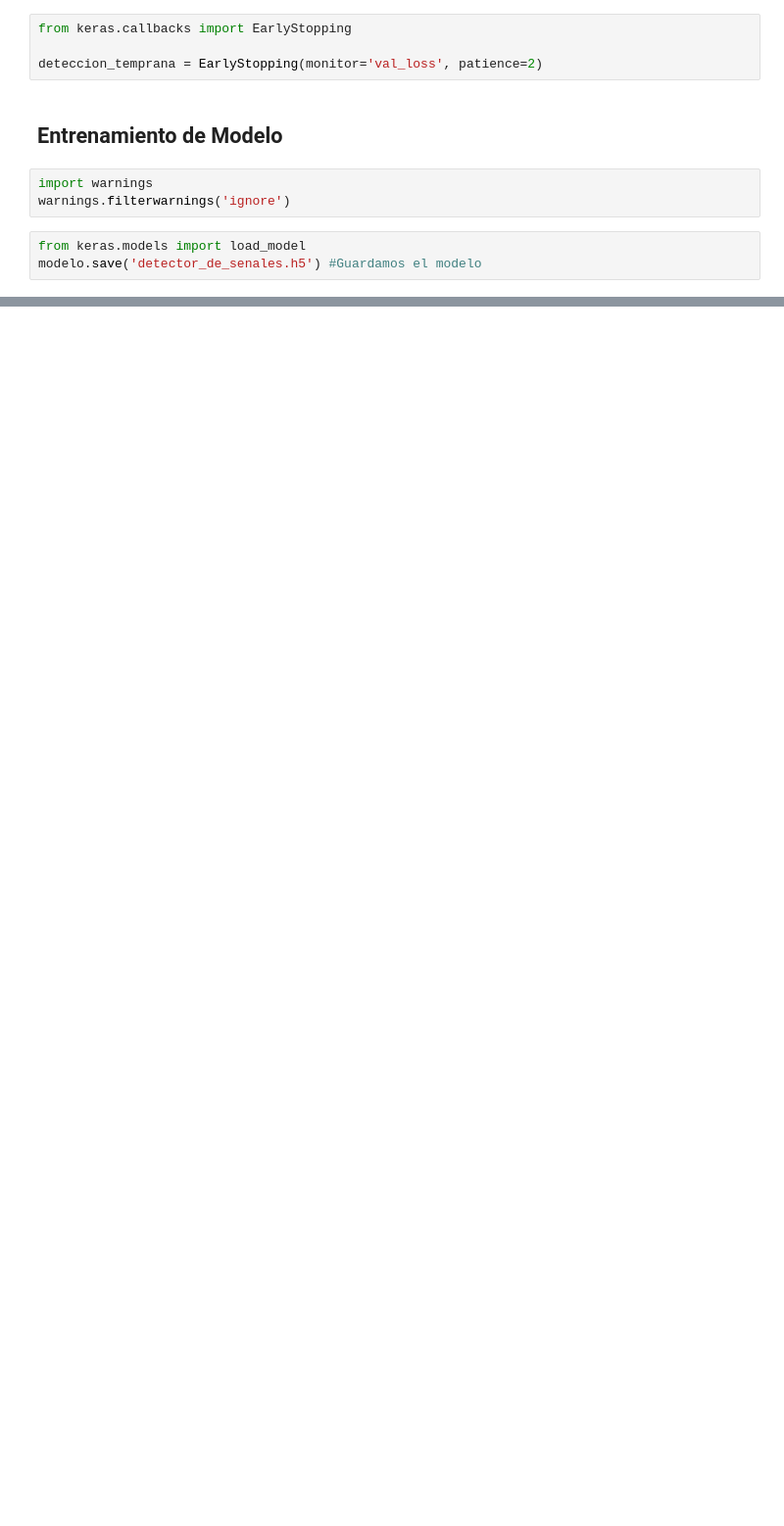
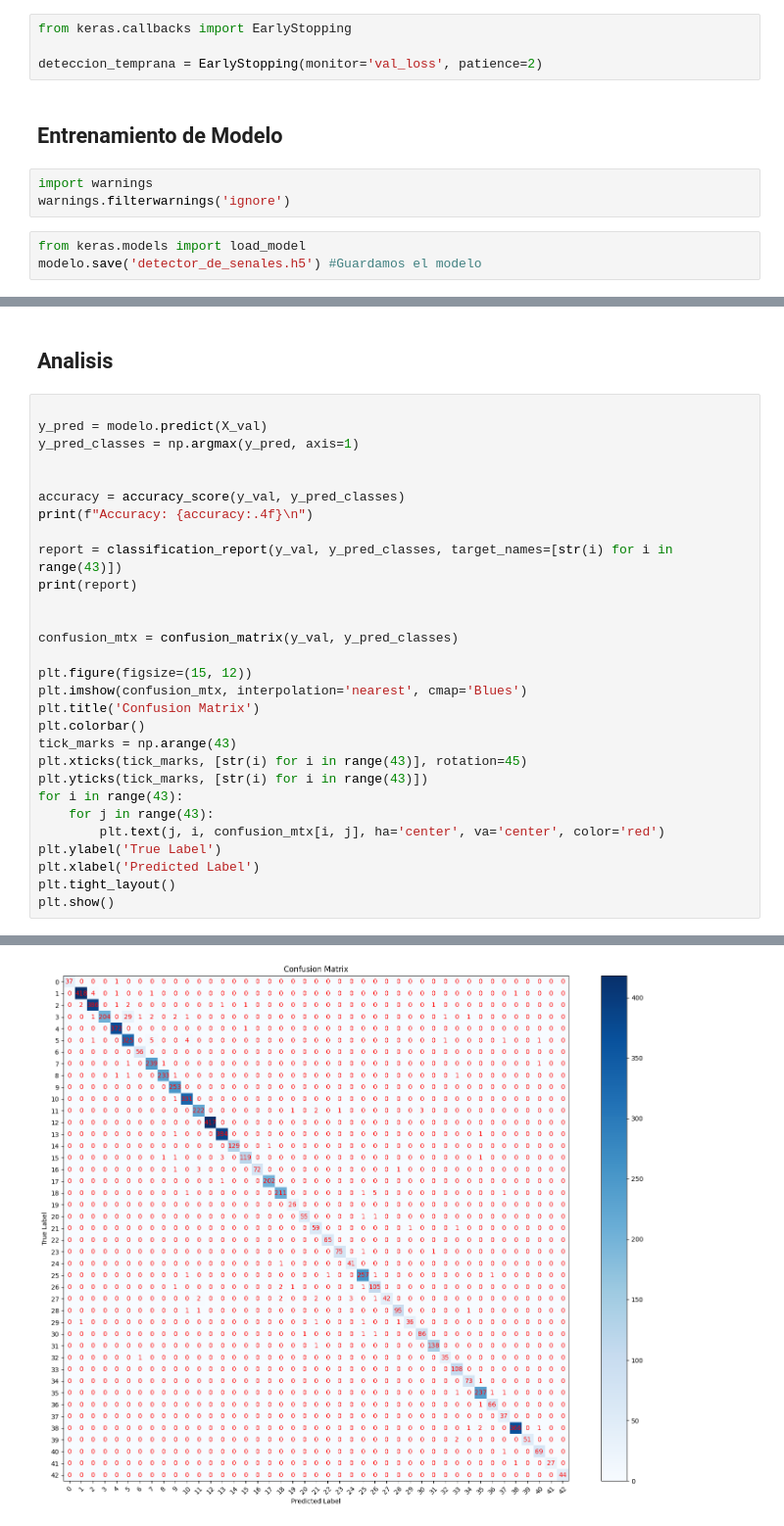
Before and after one commit to andresdlRoca/Data-Science-Labs-UVG, a Jupyter notebook: Lab 2/Traffic_Sign_CNN-Le-Net.ipynb, the cells around one changed output, grey strips where cells are left out. Shown at 98% size. Saved outputs shown, nothing was run; the diff lists cells and outputs as text; blank space fills up the shorter version.

```diff
--- a/Lab 2/Traffic_Sign_CNN-Le-Net.ipynb
+++ b/Lab 2/Traffic_Sign_CNN-Le-Net.ipynb
@@ -141,0 +210,32 @@ modelo.save('detector_de_senales.h5') #Guardamos el modelo
+# %% [markdown]
+## Analisis
+# %%
+
+y_pred = modelo.predict(X_val)
+y_pred_classes = np.argmax(y_pred, axis=1)
+
+
+accuracy = accuracy_score(y_val, y_pred_classes)
+print(f"Accuracy: {accuracy:.4f}\n")
+
+report = classification_report(y_val, y_pred_classes, target_names=[str(i) for i in range(43)])
+print(report)
+
+
+confusion_mtx = confusion_matrix(y_val, y_pred_classes)
+
+plt.figure(figsize=(15, 12))
+plt.imshow(confusion_mtx, interpolation='nearest', cmap='Blues')
+plt.title('Confusion Matrix')
+plt.colorbar()
+tick_marks = np.arange(43)
+plt.xticks(tick_marks, [str(i) for i in range(43)], rotation=45)
+plt.yticks(tick_marks, [str(i) for i in range(43)])
+for i in range(43):
+    for j in range(43):
+        plt.text(j, i, confusion_mtx[i, j], ha='center', va='center', color='red')
+plt.ylabel('True Label')
+plt.xlabel('Predicted Label')
+plt.tight_layout()
+plt.show()
+# %% [output]
@@ -141,0 +259 @@ modelo.save('detector_de_senales.h5') #Guardamos el modelo
+[figure, added]
```
Also changed, not shown: parts of 5 cells of this notebook, 4 other files.
